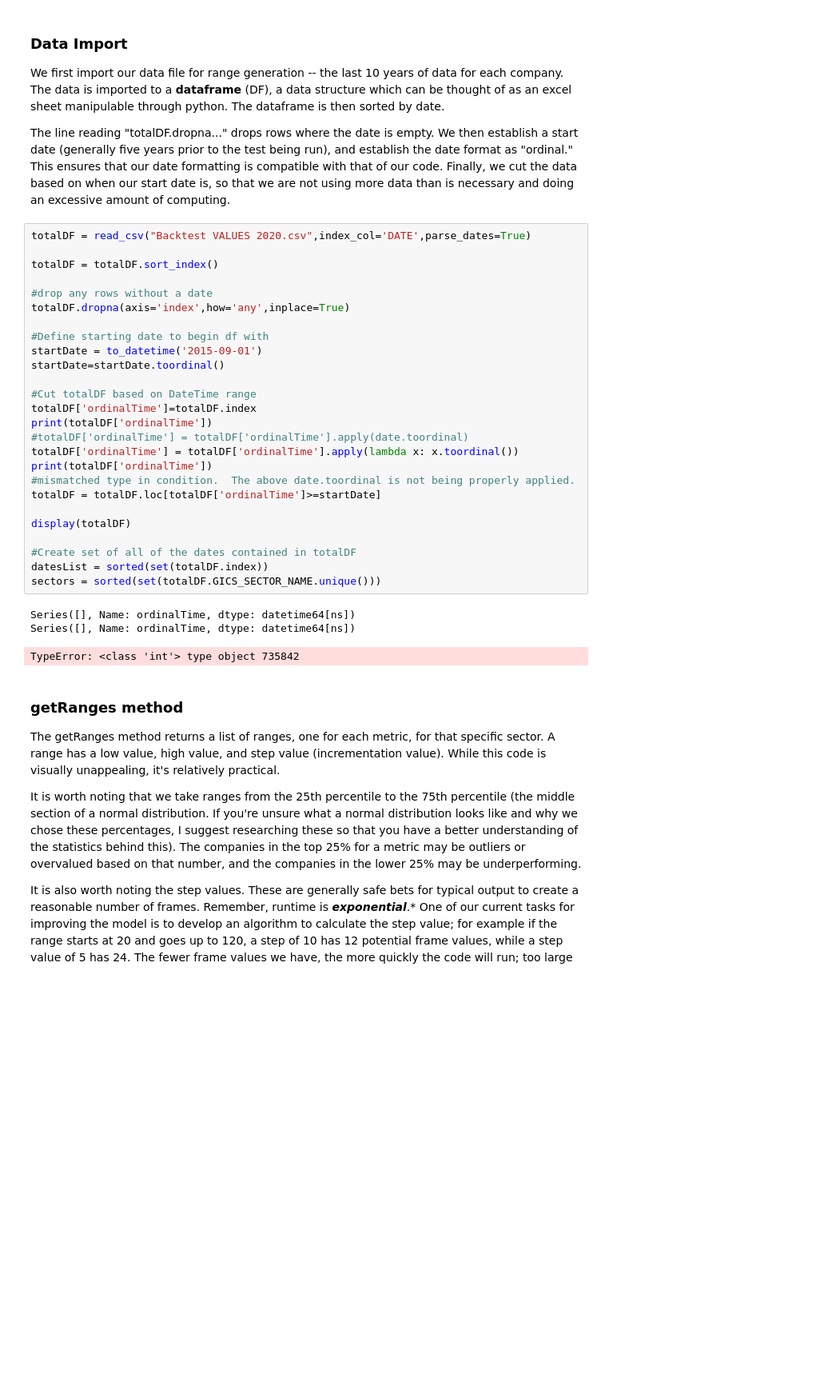
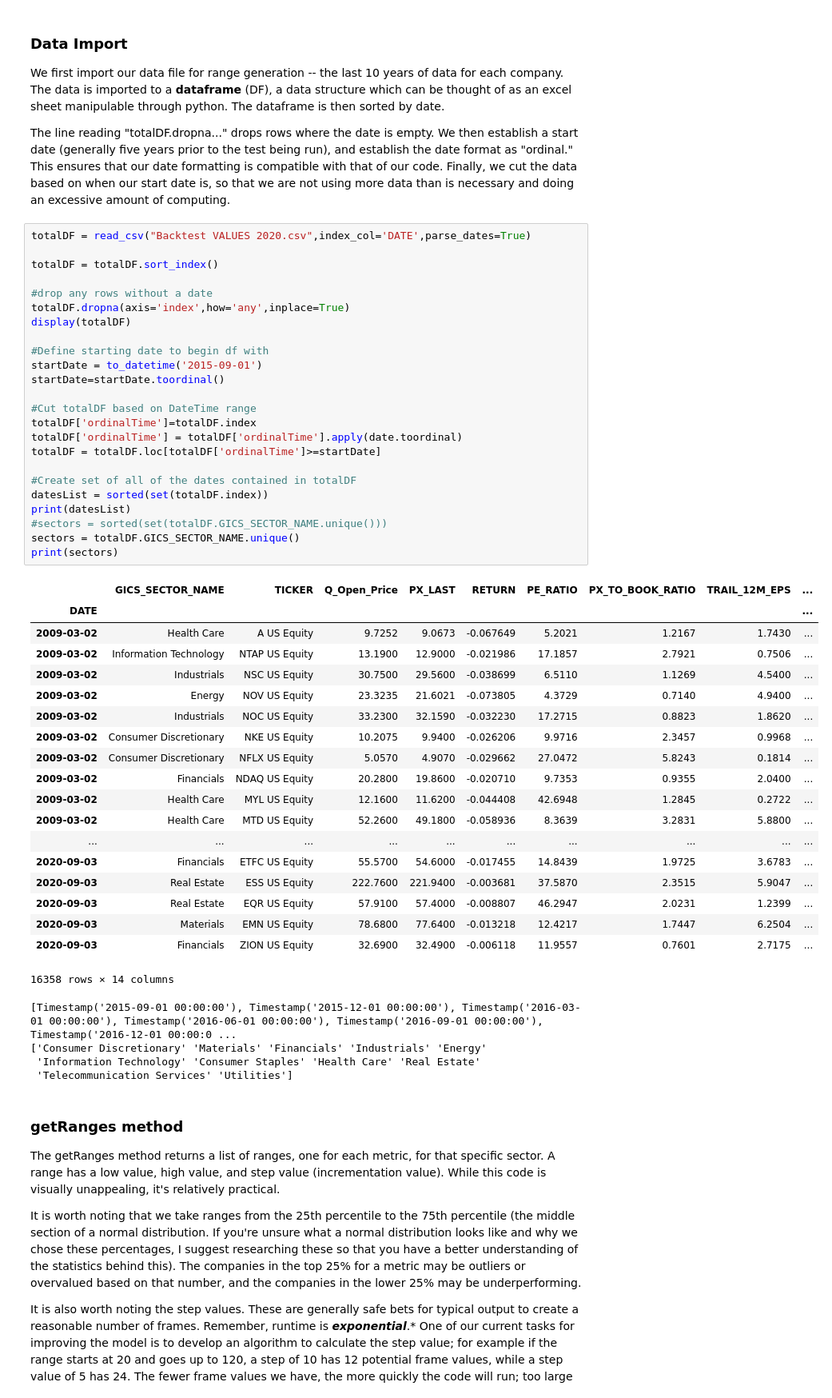
Before and after one commit to Losersisme/HSFmodel, a Jupyter notebook: backtest/Backtest 2020.ipynb, the cells around one changed output. Shown at 80% size. Saved outputs shown, nothing was run; the diff lists cells and outputs as text; blank space fills up the shorter version.

Commit message:
Fixed errors related to data
data had extra columns, which caused all rows to get dropped by dropna.  Deleted said columns, and issue is fixed.

```diff
--- a/backtest/Backtest 2020.ipynb
+++ b/backtest/Backtest 2020.ipynb
@@ -54,33 +54,51 @@ The line reading "totalDF.dropna..." drops rows where the date is empty.  We the
 # %%
 totalDF = read_csv("Backtest VALUES 2020.csv",index_col='DATE',parse_dates=True)
 
 totalDF = totalDF.sort_index()
 
 #drop any rows without a date
 totalDF.dropna(axis='index',how='any',inplace=True)
+display(totalDF)
 
 #Define starting date to begin df with
 startDate = to_datetime('2015-09-01')
 startDate=startDate.toordinal()
 
 #Cut totalDF based on DateTime range
 totalDF['ordinalTime']=totalDF.index
-print(totalDF['ordinalTime'])
-#totalDF['ordinalTime'] = totalDF['ordinalTime'].apply(date.toordinal)
-totalDF['ordinalTime'] = totalDF['ordinalTime'].apply(lambda x: x.toordinal())
-print(totalDF['ordinalTime'])
-#mismatched type in condition.  The above date.toordinal is not being properly applied.
+totalDF['ordinalTime'] = totalDF['ordinalTime'].apply(date.toordinal)
 totalDF = totalDF.loc[totalDF['ordinalTime']>=startDate]
-
-display(totalDF)
 
 #Create set of all of the dates contained in totalDF
 datesList = sorted(set(totalDF.index))
-sectors = sorted(set(totalDF.GICS_SECTOR_NAME.unique()))
+print(datesList)
+#sectors = sorted(set(totalDF.GICS_SECTOR_NAME.unique()))
+sectors = totalDF.GICS_SECTOR_NAME.unique()
+print(sectors)
 # %% [output]
+|  | GICS_SECTOR_NAME | TICKER | Q_Open_Price | PX_LAST | RETURN | PE_RATIO | PX_TO_BOOK_RATIO | TRAIL_12M_EPS | ... |
+| DATE |  |  |  |  |  |  |  |  | ... |
+| 2009-03-02 | Health Care | A US Equity | 9.7252 | 9.0673 | -0.067649 | 5.2021 | 1.2167 | 1.7430 | ... |
+| 2009-03-02 | Information Technology | NTAP US Equity | 13.1900 | 12.9000 | -0.021986 | 17.1857 | 2.7921 | 0.7506 | ... |
+| 2009-03-02 | Industrials | NSC US Equity | 30.7500 | 29.5600 | -0.038699 | 6.5110 | 1.1269 | 4.5400 | ... |
+| 2009-03-02 | Energy | NOV US Equity | 23.3235 | 21.6021 | -0.073805 | 4.3729 | 0.7140 | 4.9400 | ... |
+| 2009-03-02 | Industrials | NOC US Equity | 33.2300 | 32.1590 | -0.032230 | 17.2715 | 0.8823 | 1.8620 | ... |
+| 2009-03-02 | Consumer Discretionary | NKE US Equity | 10.2075 | 9.9400 | -0.026206 | 9.9716 | 2.3457 | 0.9968 | ... |
+| 2009-03-02 | Consumer Discretionary | NFLX US Equity | 5.0570 | 4.9070 | -0.029662 | 27.0472 | 5.8243 | 0.1814 | ... |
+| 2009-03-02 | Financials | NDAQ US Equity | 20.2800 | 19.8600 | -0.020710 | 9.7353 | 0.9355 | 2.0400 | ... |
+| 2009-03-02 | Health Care | MYL US Equity | 12.1600 | 11.6200 | -0.044408 | 42.6948 | 1.2845 | 0.2722 | ... |
+| 2009-03-02 | Health Care | MTD US Equity | 52.2600 | 49.1800 | -0.058936 | 8.3639 | 3.2831 | 5.8800 | ... |
+| ... | ... | ... | ... | ... | ... | ... | ... | ... | ... |
+| 2020-09-03 | Financials | ETFC US Equity | 55.5700 | 54.6000 | -0.017455 | 14.8439 | 1.9725 | 3.6783 | ... |
+| 2020-09-03 | Real Estate | ESS US Equity | 222.7600 | 221.9400 | -0.003681 | 37.5870 | 2.3515 | 5.9047 | ... |
+| 2020-09-03 | Real Estate | EQR US Equity | 57.9100 | 57.4000 | -0.008807 | 46.2947 | 2.0231 | 1.2399 | ... |
+| 2020-09-03 | Materials | EMN US Equity | 78.6800 | 77.6400 | -0.013218 | 12.4217 | 1.7447 | 6.2504 | ... |
+| 2020-09-03 | Financials | ZION US Equity | 32.6900 | 32.4900 | -0.006118 | 11.9557 | 0.7601 | 2.7175 | ... |
-Series([], Name: ordinalTime, dtype: datetime64[ns])
-Series([], Name: ordinalTime, dtype: datetime64[ns])
+16358 rows × 14 columns
-TypeError: <class 'int'> type object 735842
+[Timestamp('2015-09-01 00:00:00'), Timestamp('2015-12-01 00:00:00'), Timestamp('2016-03-01 00:00:00'), Timestamp('2016-06-01 00:00:00'), Timestamp('2016-09-01 00:00:00'), Timestamp('2016-12-01 00:00:0 ...
+['Consumer Discretionary' 'Materials' 'Financials' 'Industrials' 'Energy'
+ 'Information Technology' 'Consumer Staples' 'Health Care' 'Real Estate'
+ 'Telecommunication Services' 'Utilities']
 # %% [markdown]
 ### getRanges method
 
```
Also changed, not shown: parts of 3 cells of this notebook.
